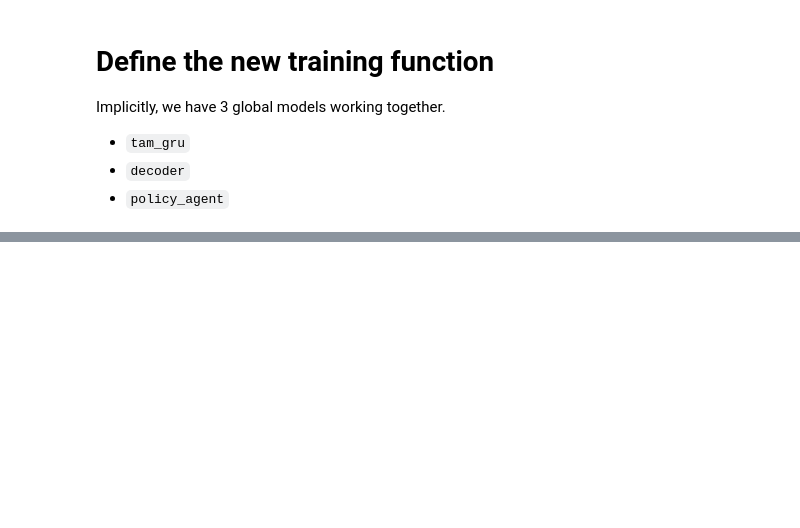
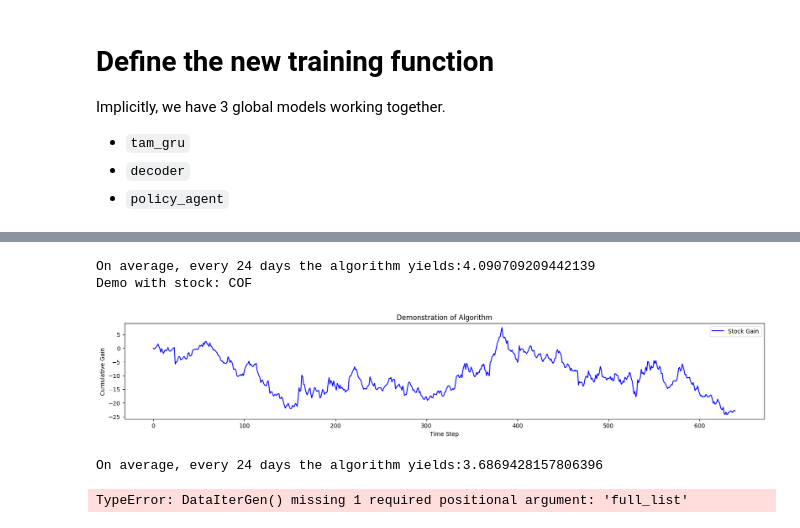
Before and after one commit to JackBosco/TFJ-DRL-update1, a Jupyter notebook: notebooks/unit_testing.ipynb, the cells around one changed output, grey strips where cells are left out. Saved outputs shown, nothing was run; the diff lists cells and outputs as text; code cells hidden in the pictures; blank space fills up the shorter version.

```diff
--- a/notebooks/unit_testing.ipynb
+++ b/notebooks/unit_testing.ipynb
@@ -477,7 +517,7 @@ def DataIterGen(test_id_list, val_id_list, name_list, full_list, demo=False, bsi
 # %%
 def test(net, test_iter, device, epoch, name):
     net.eval()
-    net.load_state_dict(torch.load(os.path.join('./model_weights', f'{name}-epoch-{epoch}.pth')))
+    net.load_state_dict(torch.load(os.path.join('./unit_model_weights', f'{name}-epoch-{epoch}.pth')))
     device=DEVICE
     net.to(device)
     U_list=[]
@@ -485,14 +525,14 @@ def test(net, test_iter, device, epoch, name):
         for X, _, _, zp in test_iter:
             X, zp = X.to(device),  zp.to(device)
             state=net.begin_state(batch_size=X.shape[0], device=device)
-            predP, output=net(X, state)
+            predP, output, _=net(X, state)
             U, _=calcUtility(output, zp)
             U_list.append(U[:, -1].mean().cpu().numpy())
     return np.array(U_list).mean()
 # %%
 def demo(net, demo_iter, device, epoch, name):
     net.eval()
-    net.load_state_dict(torch.load(os.path.join('./model_weights', f'{name}-epoch-{epoch}.pth')))
+    net.load_state_dict(torch.load(os.path.join('./unit_model_weights', f'{name}-epoch-{epoch}.pth')))
     device=DEVICE
     net.to(device)
     reward=np.array([])
@@ -500,8 +540,8 @@ def demo(net, demo_iter, device, epoch, name):
         for X, _, _, zp in demo_iter:
           X, zp = X.to(device),  zp.to(device)
           state=net.begin_state(batch_size=X.shape[0], device=device)
-          predP, output=net(X, state)
-          batch, step, _=output.shape
+          predP, output, _=net(X, state)
+          batch, step, =output.shape
           #discretize: batch, step, 3
           discretize=output.reshape(batch*step,-1)
           discretize=torch.argmax(discretize, dim=1, keepdim=True)-1 #{-1, 0, 1}
@@ -546,5 +593,9 @@ Epoch 5, training loss: 0.11, val utility: -0.11, confusion: 0.6910648345947266
 # %%
-avgReturn=test(net, test_iter, device, 25, 'DLRL')
+avgReturn=test(net, test_iter, device, 8, 'DLRL')
 print(f'On average, every 24 days the algorithm yields:{avgReturn}' )
-demo_iter=DataIterGen(0, stockList1, demo=True)
+demo_iter=DataIterGen([1],[], stockList1,full_list, demo=True)
 demo(net, demo_iter , device, 25, 'DLRL')
+# %% [output]
+On average, every 24 days the algorithm yields:4.090709209442139
+Demo with stock: COF
+[figure, added]
@@ -556,8 +602,11 @@ loss=train(net, train_iter, val_iter, optim1, device, 30, 'DLRL', lossfn=lossFun
 # %%
 avgReturn=test(net, test_iter, device, 4, 'DLRL')
 print(f'On average, every 24 days the algorithm yields:{avgReturn}' )
-demo_iter=DataIterGen(3, stockList1, demo=True)
+demo_iter=DataIterGen([], [3], stockList1, demo=True)
 demo(net, demo_iter , device, 4, 'DLRL')
+# %% [output]
+On average, every 24 days the algorithm yields:3.6869428157806396
+TypeError: DataIterGen() missing 1 required positional argument: 'full_list'
 # %%
 train_iter, val_iter, test_iter=DataIterGen(2, stockList1)
 # %%
```
Also changed, not shown: parts of 16 cells of this notebook, 1 other file.
